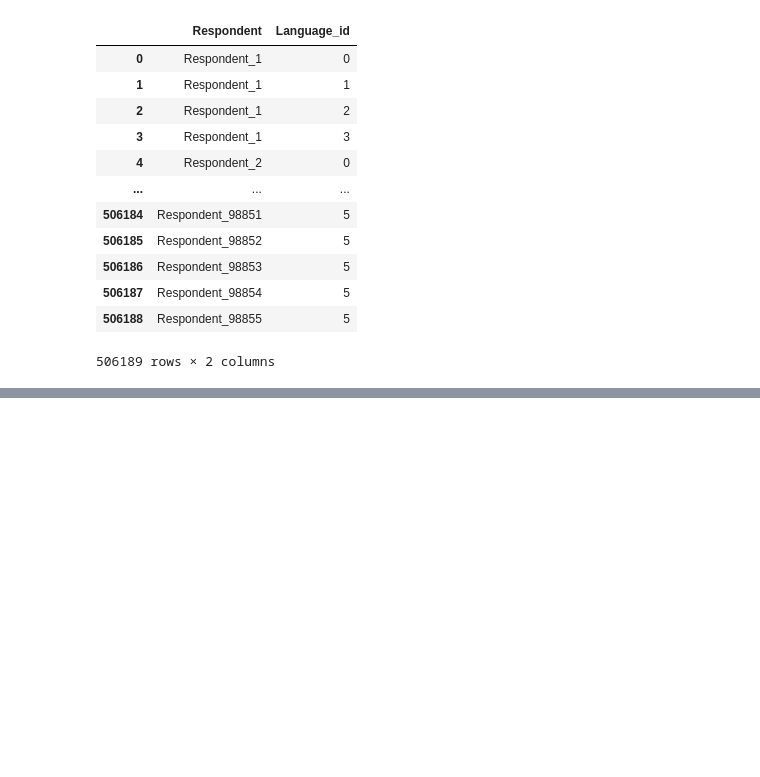
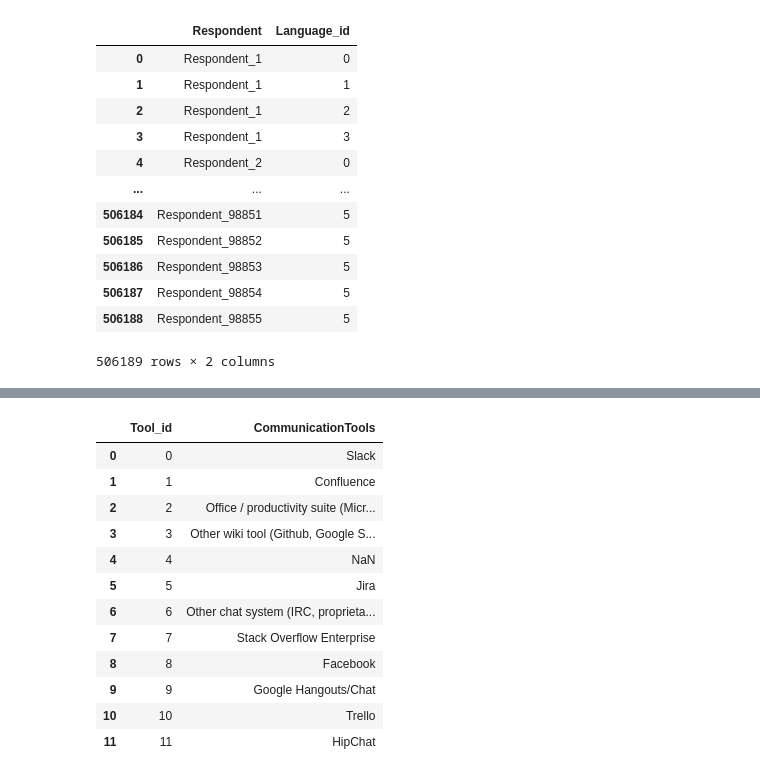
Before and after one commit to hbatistuzzo/Ironhack-FinalProject, a Jupyter notebook: case_AME.ipynb, the cells around one changed output, grey strips where cells are left out. Drawn from its saved outputs; the diff is of its cells as text; code cells hidden in the pictures; blank space fills up the shorter version.

```diff
--- a/case_AME.ipynb
+++ b/case_AME.ipynb
@@ -662 +664,22 @@ tools
+# %%
+tool = pd.DataFrame(tools['CommunicationTools'].unique(),columns=['CommunicationTools'])
+# %%
+tool = tool.reset_index()
+tool = tool.rename(columns = {'index':'Tool_id'})
+# %%
+tool #Done!
+# %% [output]
+|  | Tool_id | CommunicationTools |
+| 0 | 0 | Slack |
+| 1 | 1 | Confluence |
+| 2 | 2 | Office / productivity suite (Micr... |
+| 3 | 3 | Other wiki tool (Github, Google S... |
+| 4 | 4 | NaN |
+| 5 | 5 | Jira |
+| 6 | 6 | Other chat system (IRC, proprieta... |
+| 7 | 7 | Stack Overflow Enterprise |
+| 8 | 8 | Facebook |
+| 9 | 9 | Google Hangouts/Chat |
+| 10 | 10 | Trello |
+| 11 | 11 | HipChat |
 # %%
```
Also changed, not shown: parts of 10 cells of this notebook.
